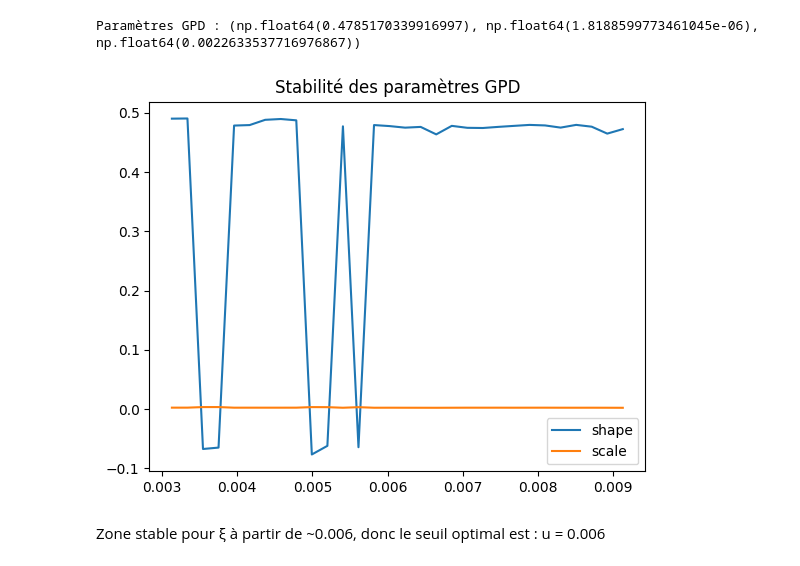
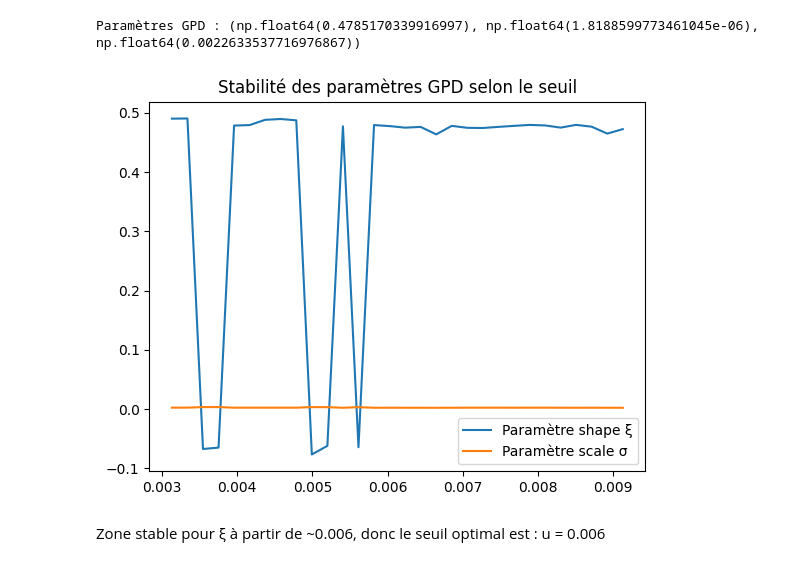
Before and after one commit to Faza20-lab/Projet_stats, a Jupyter notebook: Projet_stats.ipynb, the cells around one changed output. Saved outputs shown, nothing was run; the diff lists cells and outputs as text; code cells hidden in the pictures.

```diff
--- a/Projet_stats.ipynb
+++ b/Projet_stats.ipynb
@@ -390,43 +386,43 @@ plt.show()
 # %%
 # Fit GPD
 u = np.percentile(X, 95)  # exemple
-excess = X[X > u] - u
+excess_X = X[X > u] - u
 
-params_gpd = genpareto.fit(excess)
-print("Paramètres GPD :", params_gpd)
+params_gpd_X = genpareto.fit(excess_X)
+print("Paramètres GPD :", params_gpd_X)
 # %% [output]
 Paramètres GPD : (np.float64(0.4785170339916997), np.float64(1.8188599773461045e-06), np.float64(0.0022633537716976867))
 # %%
 # Stabilité des paramètres GPD en fct du seuil u
 
-shape_vals = []   # stocke les valeurs du paramètre de forme ξ
-scale_vals = []   # stocke les valeurs du paramètre d'échelle σ
+shape_vals_X = []   # stocke les valeurs du paramètre de forme ξ
+scale_vals_X = []   # stocke les valeurs du paramètre d'échelle σ
 
 # Liste de seuils u à tester : entre les quantiles 80% et 97%
-seuils = np.linspace(np.percentile(X,80), np.percentile(X,97), 30)
+seuils_X = np.linspace(np.percentile(X,80), np.percentile(X,97), 30)
 
-for u in seuils:
+for u in seuils_X:
     # Excès : valeurs supérieures au seuil
-    exc = X[X > u] - u
+    exc_X = X[X > u] - u
 
     # On ne fit la GPD que si on a assez d'excès
-    if len(exc) > 20:
-        shape, loc, scale = genpareto.fit(exc)
-        shape_vals.append(shape)
-        scale_vals.append(scale)
+    if len(exc_X) > 20:
+        shape, loc, scale = genpareto.fit(exc_X)
+        shape_vals_X.append(shape)
+        scale_vals_X.append(scale)
     else:
         # Trop peu d'excès → on met NaN
-        shape_vals.append(np.nan)
-        scale_vals.append(np.nan)
+        shape_vals_X.append(np.nan)
+        scale_vals_X.append(np.nan)
 
 # Tracé des paramètres GPD en fonction du seuil
-plt.plot(seuils, shape_vals, label="Paramètre shape ξ")
-plt.plot(seuils, scale_vals, label="Paramètre scale σ")
+plt.plot(seuils_X, shape_vals_X, label="Paramètre shape ξ")
+plt.plot(seuils_X, scale_vals_X, label="Paramètre scale σ")
 plt.legend()
 plt.title("Stabilité des paramètres GPD selon le seuil")
 plt.show()
 # %% [output]
-[figure, old version]
+[figure, new version]
 # %% [markdown]
 Zone stable pour ξ à partir de ~0.006, donc le seuil optimal est : u = 0.006
 # %%
```
Also changed, not shown: parts of 34 cells of this notebook.
